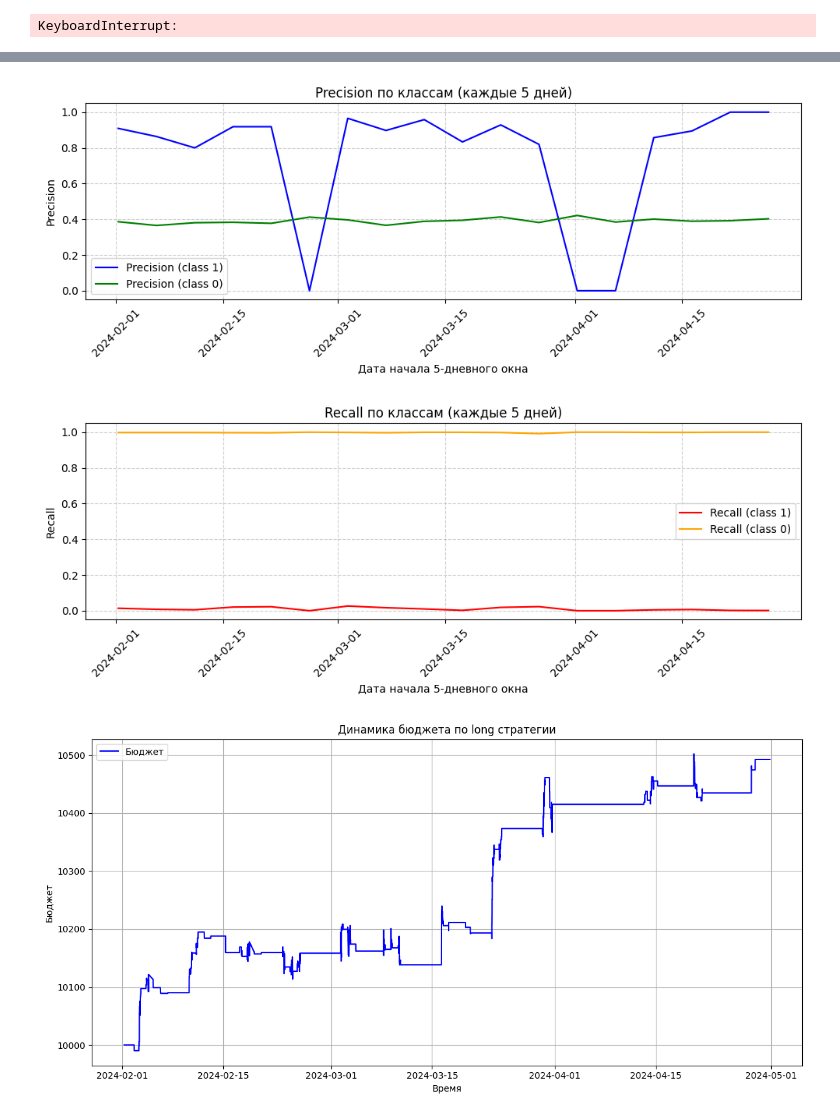
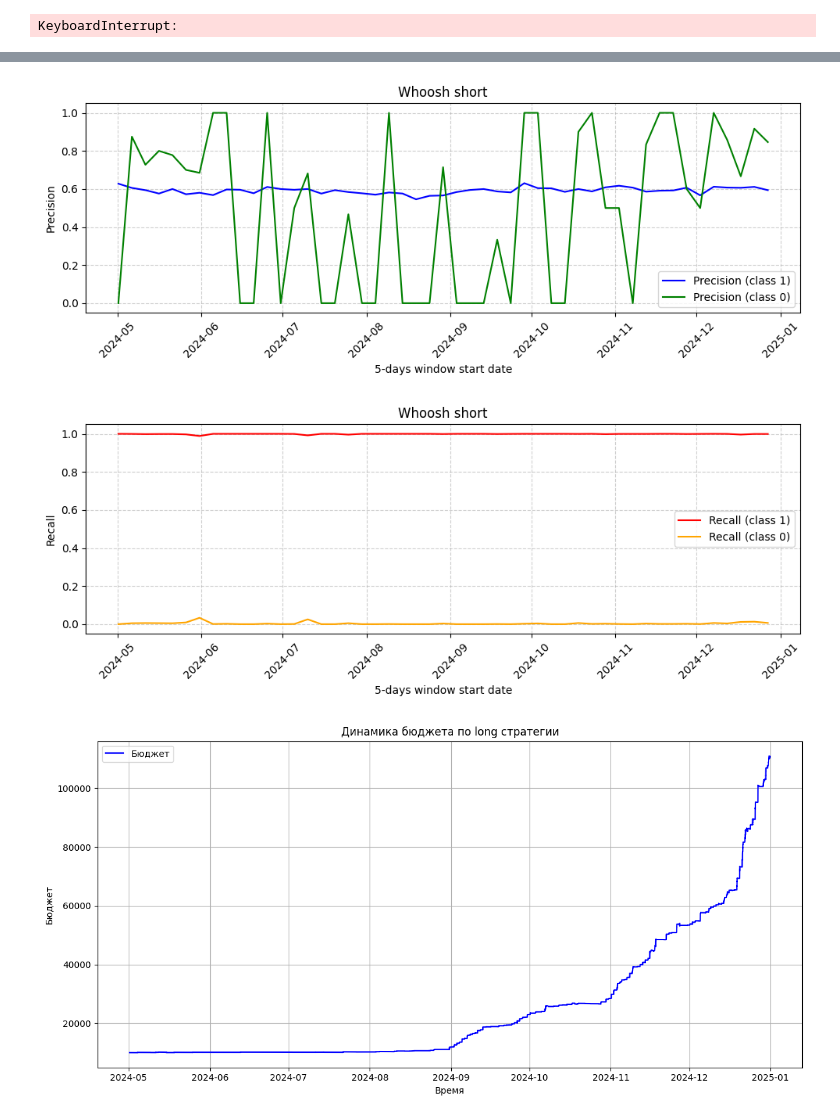
Before and after one commit to Invest-Predict/prices-predictions, a Jupyter notebook: research/basic_exps.ipynb, the cells around one changed output, grey strips where cells are left out. Saved outputs shown, nothing was run; the diff lists cells and outputs as text; code cells hidden in the pictures.

```diff
--- a/research/basic_exps.ipynb
+++ b/research/basic_exps.ipynb
@@ -381,7 +381,7 @@ import matplotlib.pyplot as plt
 from sklearn.metrics import accuracy_score
 
 # Загрузка и подготовка данных
-data = pd.read_csv('Gazprom_long_valid.csv')
+data = pd.read_csv('Whoosh_short_valid.csv')
 data['utc'] = pd.to_datetime(data['utc'])
 data = data.sort_values('utc')
 
@@ -458,40 +458,55 @@ metrics_by_group = data.groupby('group_id').apply(compute_precision_recall).rese
 
 # Добавим дату начала каждой группы
 metrics_by_group['start_date'] = data.groupby('group_id')['utc'].min().values
 
 # ----------------------- #
 # 1. График Precision     #
 # ----------------------- #
 plt.figure(figsize=(10, 4))
 plt.plot(metrics_by_group['start_date'], metrics_by_group['precision_1'], label='Precision (class 1)', color='blue')
 plt.plot(metrics_by_group['start_date'], metrics_by_group['precision_0'], label='Precision (class 0)', color='green')
-plt.title('Precision по классам (каждые 5 дней)')
-plt.xlabel('Дата начала 5-дневного окна')
+plt.title('Whoosh short')
+plt.xlabel('5-days window start date')
 plt.ylabel('Precision')
 plt.grid(True, linestyle='--', alpha=0.6)
 plt.legend()
 plt.xticks(rotation=45)
 plt.tight_layout()
 plt.show()
 
 # ----------------------- #
 # 2. График Recall        #
 # ----------------------- #
 plt.figure(figsize=(10, 4))
 plt.plot(metrics_by_group['start_date'], metrics_by_group['recall_1'], label='Recall (class 1)', color='red')
 plt.plot(metrics_by_group['start_date'], metrics_by_group['recall_0'], label='Recall (class 0)', color='orange')
-plt.title('Recall по классам (каждые 5 дней)')
-plt.xlabel('Дата начала 5-дневного окна')
+plt.title('Whoosh short')
+plt.xlabel('5-days window start date')
 plt.ylabel('Recall')
 plt.grid(True, linestyle='--', alpha=0.6)
 plt.legend()
 plt.xticks(rotation=45)
 plt.tight_layout()
 plt.show()
 # %% [output]
-[figure, old version]
+[figure, new version]
-[figure, old version]
+[figure, new version]
 # %%
+# Загрузка и подготовка данных
+data = pd.read_csv('Whoosh_long_valid.csv')
+data['utc'] = pd.to_datetime(data['utc'])
+data = data.sort_values('utc')
+
+# Целевая переменная: будет ли close расти на следующей минуте
+data['target'] = (data['close'].shift(-1) >= data['close']).astype(int)
+
+# Предсказания модели
+threshold = 0.5
+data['pred'] = (data['predicted_proba'] > threshold).astype(int)
+
+# Создаем группы по 5 дней
+data['group_id'] = ((data['utc'] - data['utc'].min()).dt.days // 5)
+
 merged = data
 
 # Добавим колонку close_{t+1}
@@ -551,4 +566,4 @@ plt.legend()
 plt.tight_layout()
 plt.show()
 # %% [output]
-[figure, old version]
+[figure, new version]
```
Also changed, not shown: parts of 11 cells of this notebook, 17 other files.
